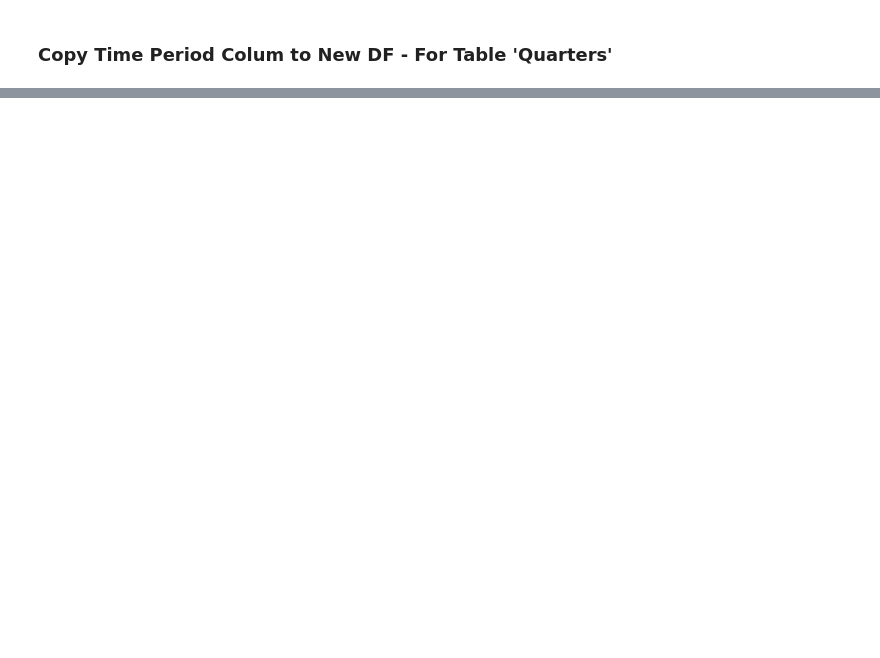
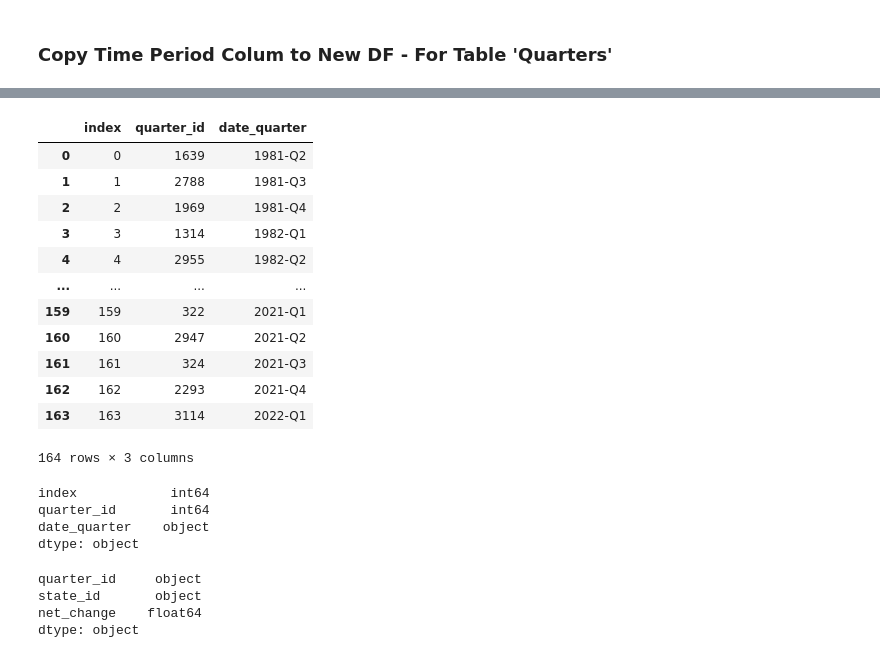
Before and after one commit to jonowood/Project_2, a Jupyter notebook: ETL/Clean_Test.ipynb, the cells around one changed output, grey strips where cells are left out. Drawn from its saved outputs; the diff is of its cells as text; code cells hidden in the pictures; blank space fills up the shorter version.

```diff
--- a/ETL/Clean_Test.ipynb
+++ b/ETL/Clean_Test.ipynb
@@ -55,0 +158,32 @@ new_test_quarter_df
+# %%
+# Create Index Column with Unique Values
+new_test_quarter_df.reset_index(level=0, inplace=True)
+new_test_quarter_df
+# %% [output]
+|  | index | quarter_id | date_quarter |
+| 0 | 0 | 1639 | 1981-Q2 |
+| 1 | 1 | 2788 | 1981-Q3 |
+| 2 | 2 | 1969 | 1981-Q4 |
+| 3 | 3 | 1314 | 1982-Q1 |
+| 4 | 4 | 2955 | 1982-Q2 |
+| ... | ... | ... | ... |
+| 159 | 159 | 322 | 2021-Q1 |
+| 160 | 160 | 2947 | 2021-Q2 |
+| 161 | 161 | 324 | 2021-Q3 |
+| 162 | 162 | 2293 | 2021-Q4 |
+| 163 | 163 | 3114 | 2022-Q1 |
+164 rows × 3 columns
+# %%
+new_test_quarter_df.dtypes
+# %% [output]
+index            int64
+quarter_id       int64
+date_quarter    object
+dtype: object
+# %%
+population_df.dtypes
+# %% [output]
+quarter_id     object
+state_id       object
+net_change    float64
+dtype: object
```
Also changed, not shown: parts of 16 cells of this notebook, 1 other file.
